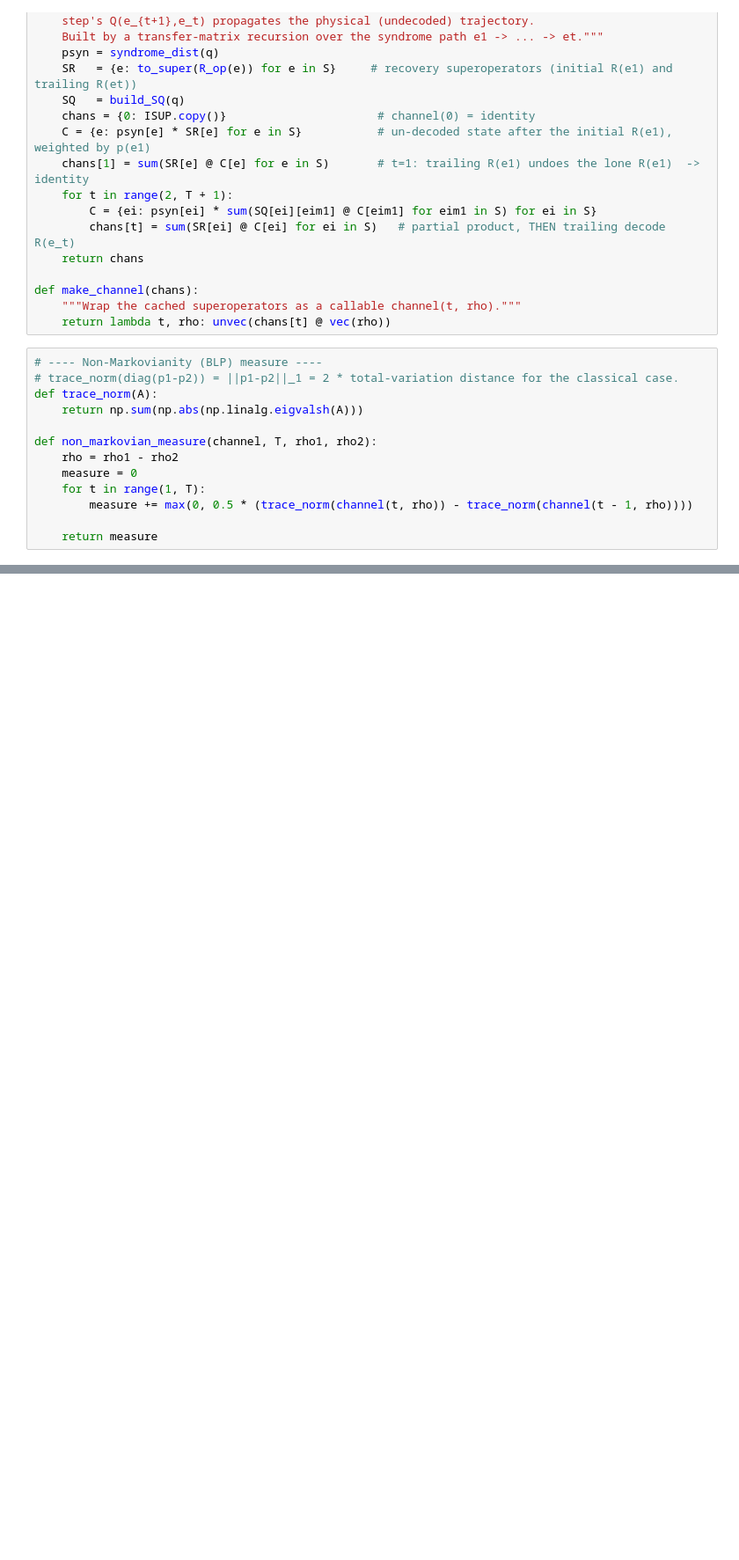
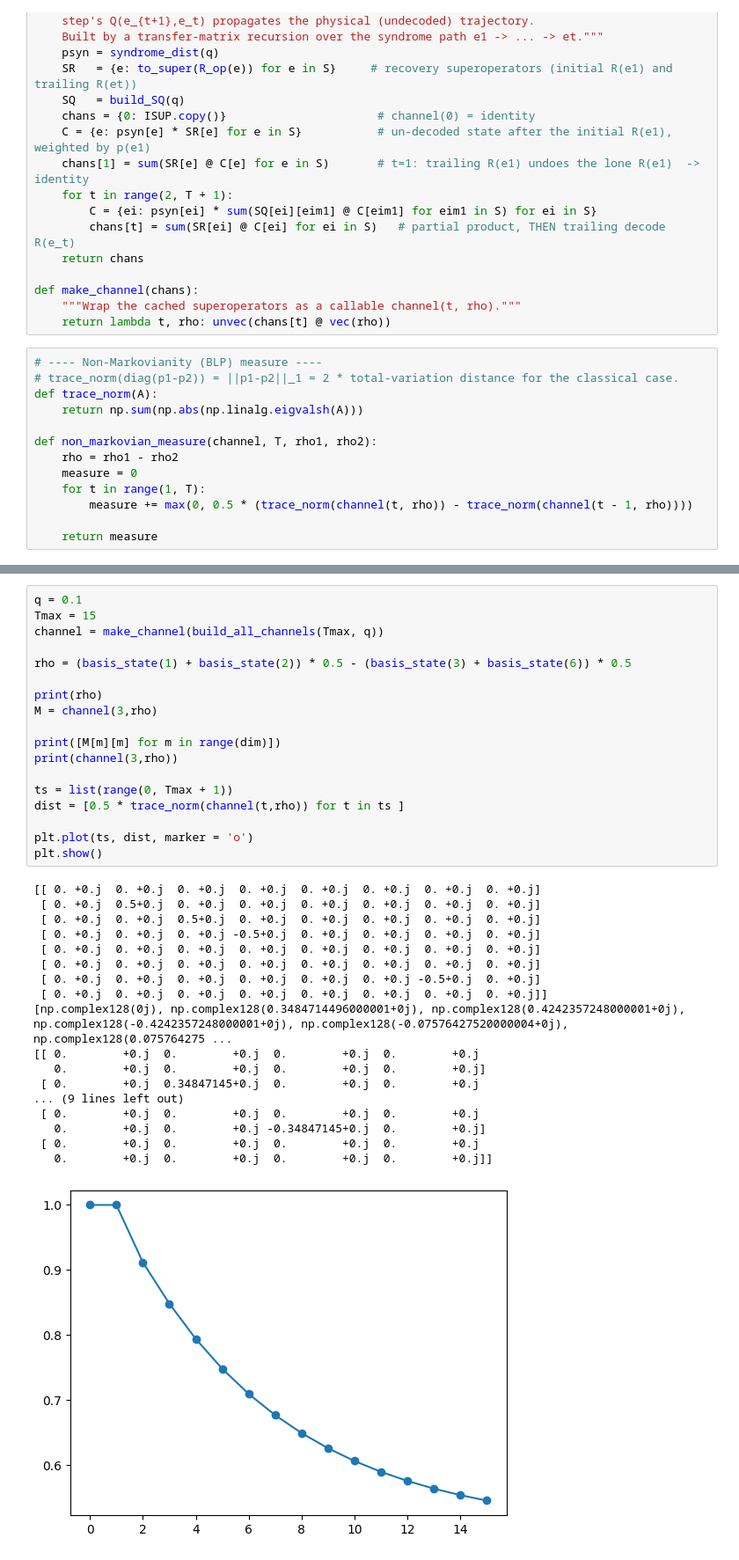
Before and after one commit to YommoY-official/MPQMasters, a Jupyter notebook: non_markovian_measure/non_markovian_measure.ipynb, the cells around one changed output, grey strips where cells are left out. Shown at 88% size. Saved outputs shown, nothing was run; the diff lists cells and outputs as text; blank space fills up the shorter version.

```diff
--- a/non_markovian_measure/non_markovian_measure.ipynb
+++ b/non_markovian_measure/non_markovian_measure.ipynb
@@ -209,3 +209,40 @@ plt.show()
+# %%
+q = 0.1
+Tmax = 15
+channel = make_channel(build_all_channels(Tmax, q))
+
+rho = (basis_state(1) + basis_state(2)) * 0.5 - (basis_state(3) + basis_state(6)) * 0.5
+
+print(rho)
+M = channel(3,rho)
+
+print([M[m][m] for m in range(dim)])
+print(channel(3,rho))
+
+ts = list(range(0, Tmax + 1))
+dist = [0.5 * trace_norm(channel(t,rho)) for t in ts ]
+
+plt.plot(ts, dist, marker = 'o')
+plt.show()
+# %% [output]
+[[ 0. +0.j  0. +0.j  0. +0.j  0. +0.j  0. +0.j  0. +0.j  0. +0.j  0. +0.j]
+ [ 0. +0.j  0.5+0.j  0. +0.j  0. +0.j  0. +0.j  0. +0.j  0. +0.j  0. +0.j]
+ [ 0. +0.j  0. +0.j  0.5+0.j  0. +0.j  0. +0.j  0. +0.j  0. +0.j  0. +0.j]
+ [ 0. +0.j  0. +0.j  0. +0.j -0.5+0.j  0. +0.j  0. +0.j  0. +0.j  0. +0.j]
+ [ 0. +0.j  0. +0.j  0. +0.j  0. +0.j  0. +0.j  0. +0.j  0. +0.j  0. +0.j]
+ [ 0. +0.j  0. +0.j  0. +0.j  0. +0.j  0. +0.j  0. +0.j  0. +0.j  0. +0.j]
+ [ 0. +0.j  0. +0.j  0. +0.j  0. +0.j  0. +0.j  0. +0.j -0.5+0.j  0. +0.j]
+ [ 0. +0.j  0. +0.j  0. +0.j  0. +0.j  0. +0.j  0. +0.j  0. +0.j  0. +0.j]]
+[np.complex128(0j), np.complex128(0.3484714496000001+0j), np.complex128(0.4242357248000001+0j), np.complex128(-0.4242357248000001+0j), np.complex128(-0.07576427520000004+0j), np.complex128(0.075764275 ...
+[[ 0.        +0.j  0.        +0.j  0.        +0.j  0.        +0.j
+   0.        +0.j  0.        +0.j  0.        +0.j  0.        +0.j]
+ [ 0.        +0.j  0.34847145+0.j  0.        +0.j  0.        +0.j
+... (9 lines left out)
+ [ 0.        +0.j  0.        +0.j  0.        +0.j  0.        +0.j
+   0.        +0.j  0.        +0.j -0.34847145+0.j  0.        +0.j]
+ [ 0.        +0.j  0.        +0.j  0.        +0.j  0.        +0.j
+   0.        +0.j  0.        +0.j  0.        +0.j  0.        +0.j]]
+[figure, added]
 # %%
 # ---- Raw trace distance vs t for the optimal state pair ----
 # This is the un-thresholded quantity behind the BLP measure: D(t) = 1/2 ||Phi_t(rho1-rho2)||_1.
```
Also changed, not shown: parts of 15 cells of this notebook.
